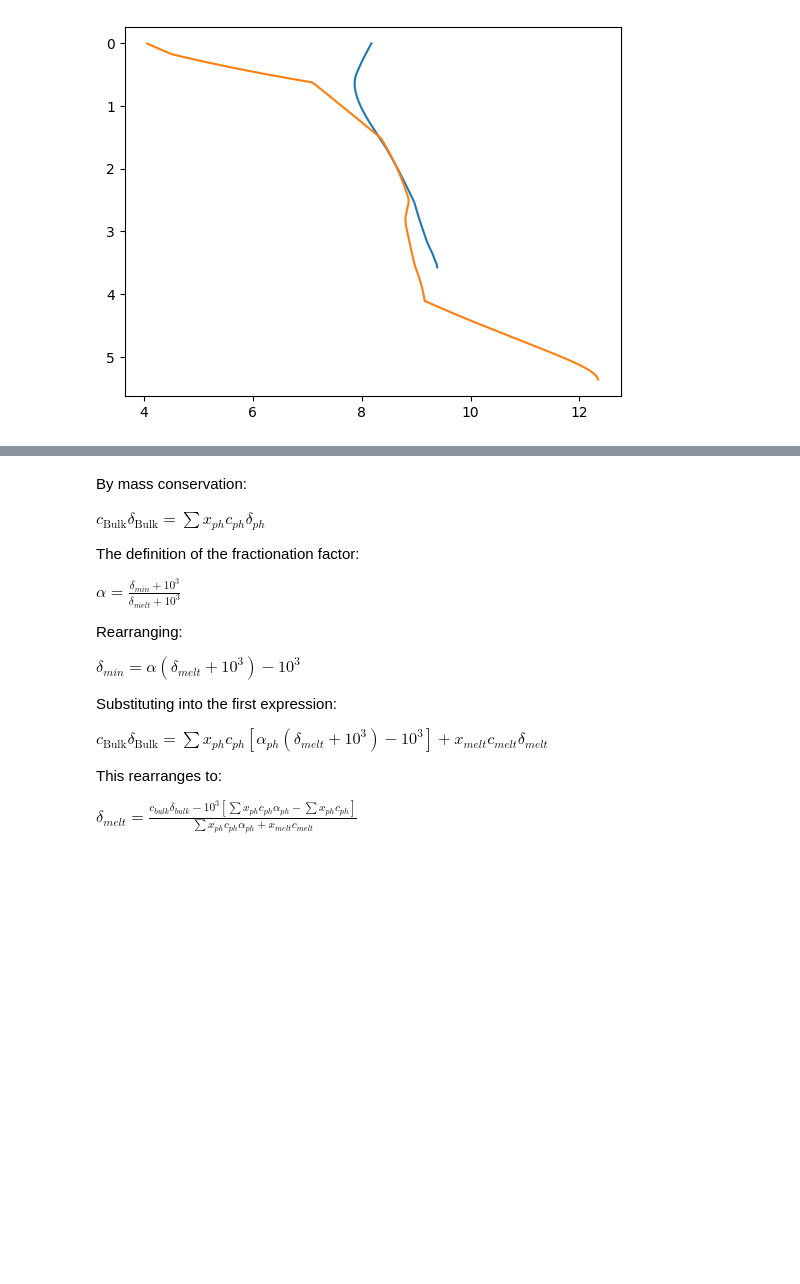
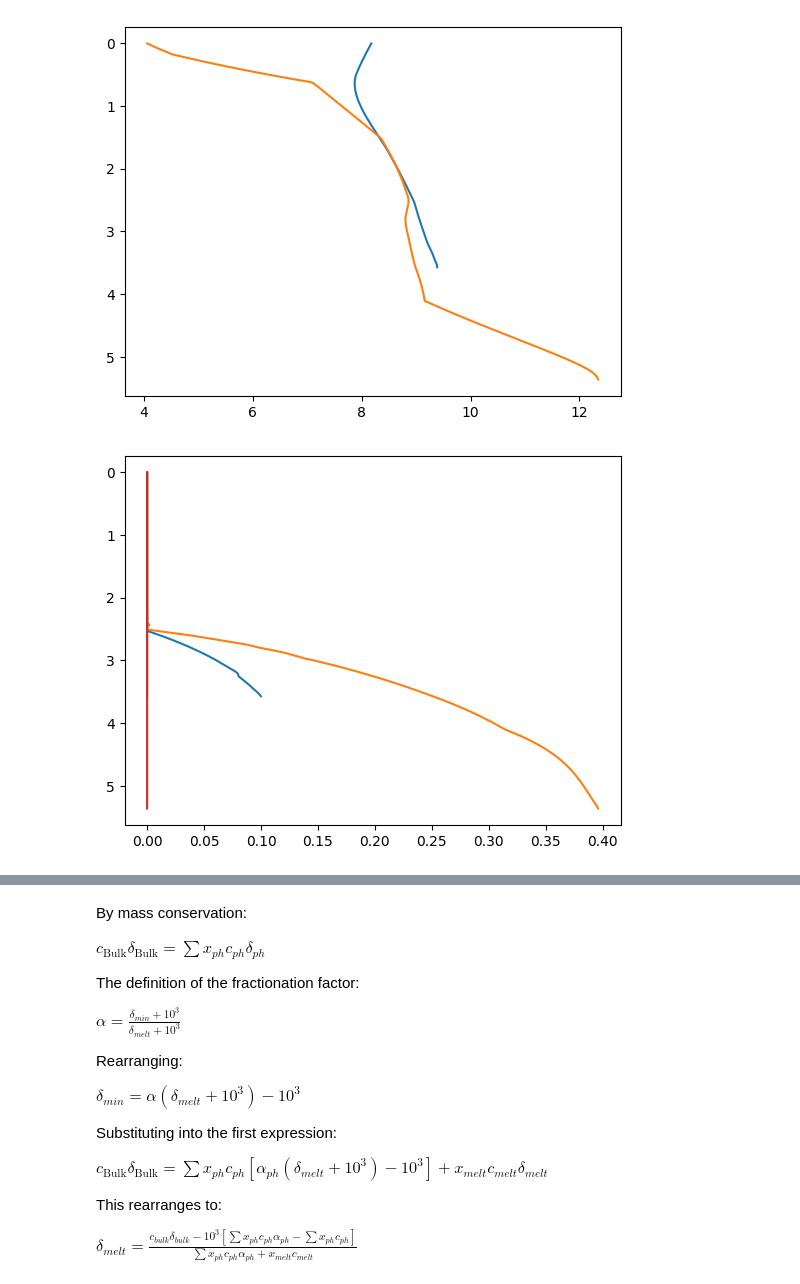
Before and after one commit to simonwmatthews/pyMelt, a Jupyter notebook: dev/stableisotopeengine.ipynb, the cells around one changed output, grey strips where cells are left out. Cells and saved outputs as stored; diff of their text form; code cells hidden in the pictures; blank space fills up the shorter version.

```diff
--- a/dev/stableisotopeengine.ipynb
+++ b/dev/stableisotopeengine.ipynb
@@ -46,6 +51,20 @@ a.invert_yaxis()
 plt.show()
 # %% [output]
 [figure]
+# %%
+f, a = plt.subplots()
+
+a.plot(column.composition['lz']['grt'], column.composition['lz'].P)
+a.plot(column.composition['px']['grt'], column.composition['px'].P)
+
+a.plot(column.composition['lz']['spn'], column.composition['lz'].P)
+a.plot(column.composition['px']['spn'], column.composition['px'].P)
+
+a.invert_yaxis()
+
+plt.show()
+# %% [output]
+[figure, added]
 # %%
 column.composition['lz']
 # %% [output]
```
Also changed, not shown: parts of 8 cells of this notebook, 2 other files.
